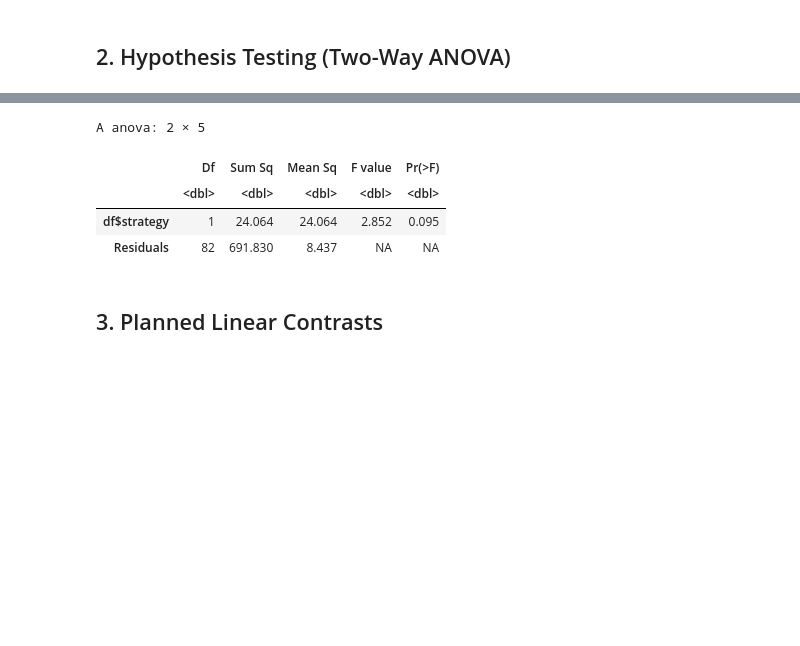
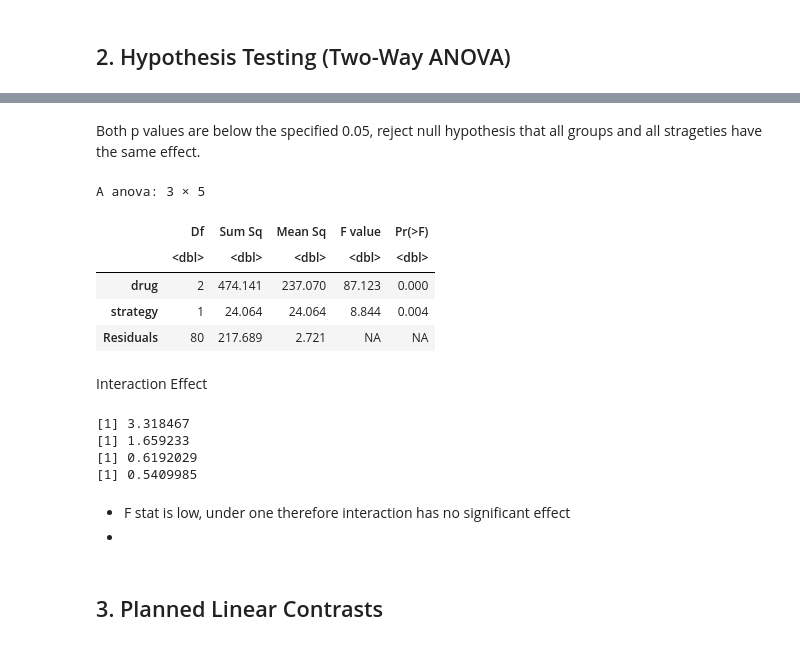
Before and after one commit to carn51/Assignment-1, a Jupyter notebook: A3/Assignment_3_ANOVA_Template.ipynb, the cells around one changed output, grey strips where cells are left out. Drawn from its saved outputs; the diff is of its cells as text; code cells hidden in the pictures; blank space fills up the shorter version.

```diff
--- a/A3/Assignment_3_ANOVA_Template.ipynb
+++ b/A3/Assignment_3_ANOVA_Template.ipynb
@@ -313,12 +224,35 @@ A data.frame: 3 × 5
+# %% [markdown]
+Both p values are below the specified 0.05, reject null hypothesis that all groups and all strageties have the same effect.
 # %%
-model_1way_strat = aov(df$efficacy ~ df$strategy, data = df)
-round(anova(model_1way_strat), 3)
+model_2w = aov(score~(drug  strategy),data=df)
+round(anova(model_2w), 3)
 # %% [output]
-A anova: 2 × 5
+A anova: 3 × 5
 |  | Df | Sum Sq | Mean Sq | F value | Pr(>F) |
 |  | <dbl> | <dbl> | <dbl> | <dbl> | <dbl> |
-| df$strategy | 1 | 24.064 | 24.064 | 2.852 | 0.095 |
-| Residuals | 82 | 691.830 | 8.437 | NA | NA |
+| drug | 2 | 474.141 | 237.070 | 87.123 | 0.000 |
+| strategy | 1 | 24.064 | 24.064 | 8.844 | 0.004 |
+| Residuals | 80 | 217.689 | 2.721 | NA | NA |
+# %% [markdown]
+Interaction Effect
+# %%
+#remaining effect is down to interactions
+SSAB = SST - SSA - SSB  - SSE
+print(SSAB)
+MSAB = SSAB / ((a - 1) * (b - 1))
+print(MSAB)
+FAB = MSAB / MSE
+print(FAB)
+PAB = 1-pf(FAB,(a-1)*(b-1),N-a*b)
+print(PAB)
+# %% [output]
+[1] 3.318467
+[1] 1.659233
+[1] 0.6192029
+[1] 0.5409985
+# %% [markdown]
+*   F stat is low, under one therefore interaction has no significant effect
+*
 # %% [markdown]
 ## 3. Planned Linear Contrasts
 # %% [markdown]
```
Also changed, not shown: parts of 35 cells of this notebook.
